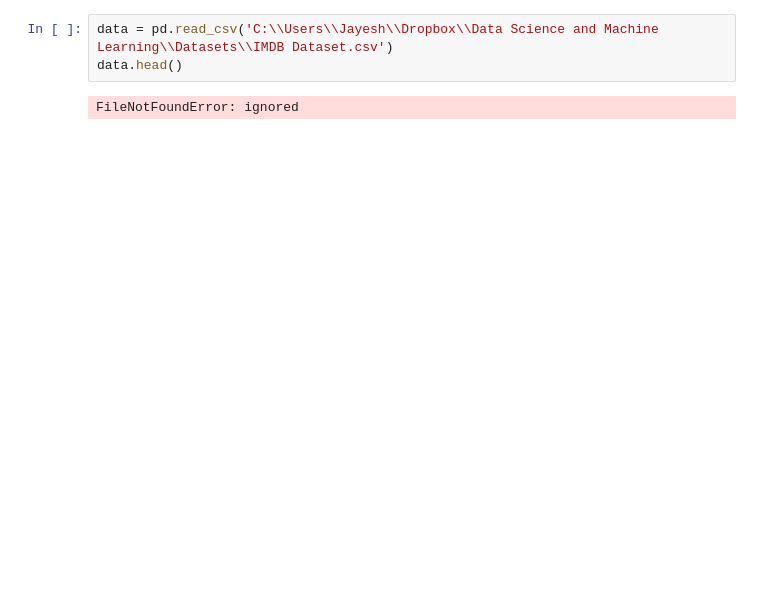
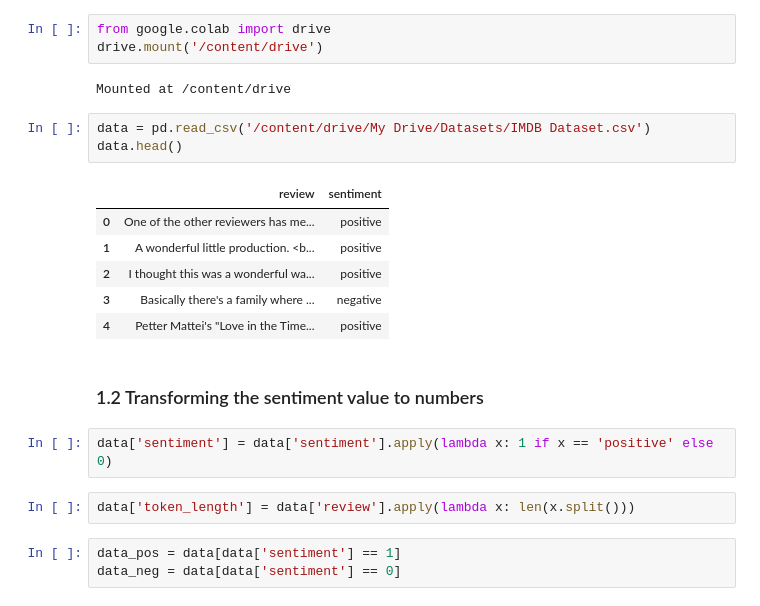
Before and after one commit to Horcruxno13/IMDB-Sentiment-Analysis, a Jupyter notebook: IMDB_Sentiment_Analysis.ipynb, the cells around one changed output. Saved outputs shown, nothing was run; the diff lists cells and outputs as text; blank space fills up the shorter version.

```diff
--- a/IMDB_Sentiment_Analysis.ipynb
+++ b/IMDB_Sentiment_Analysis.ipynb
@@ -26,5 +35,24 @@ stopwords = set(stopwords.words('english'))
+# %%
+from google.colab import drive
+drive.mount('/content/drive')
+# %% [output]
+Mounted at /content/drive
 # %%
-data = pd.read_csv('C:\\Users\\Jayesh\\Dropbox\\Data Science and Machine Learning\\Datasets\\IMDB Dataset.csv')
+data = pd.read_csv('/content/drive/My Drive/Datasets/IMDB Dataset.csv')
 data.head()
 # %% [output]
-FileNotFoundError: ignored
+|  | review | sentiment |
+| 0 | One of the other reviewers has me... | positive |
+| 1 | A wonderful little production. <b... | positive |
+| 2 | I thought this was a wonderful wa... | positive |
+| 3 | Basically there's a family where ... | negative |
+| 4 | Petter Mattei's "Love in the Time... | positive |
+# %% [markdown]
+### 1.2 Transforming the sentiment value to numbers
+# %%
+data['sentiment'] = data['sentiment'].apply(lambda x: 1 if x == 'positive' else 0)
+# %%
+data['token_length'] = data['review'].apply(lambda x: len(x.split()))
+# %%
+data_pos = data[data['sentiment'] == 1]
+data_neg = data[data['sentiment'] == 0]
```
Also changed, not shown: parts of 43 cells of this notebook.
